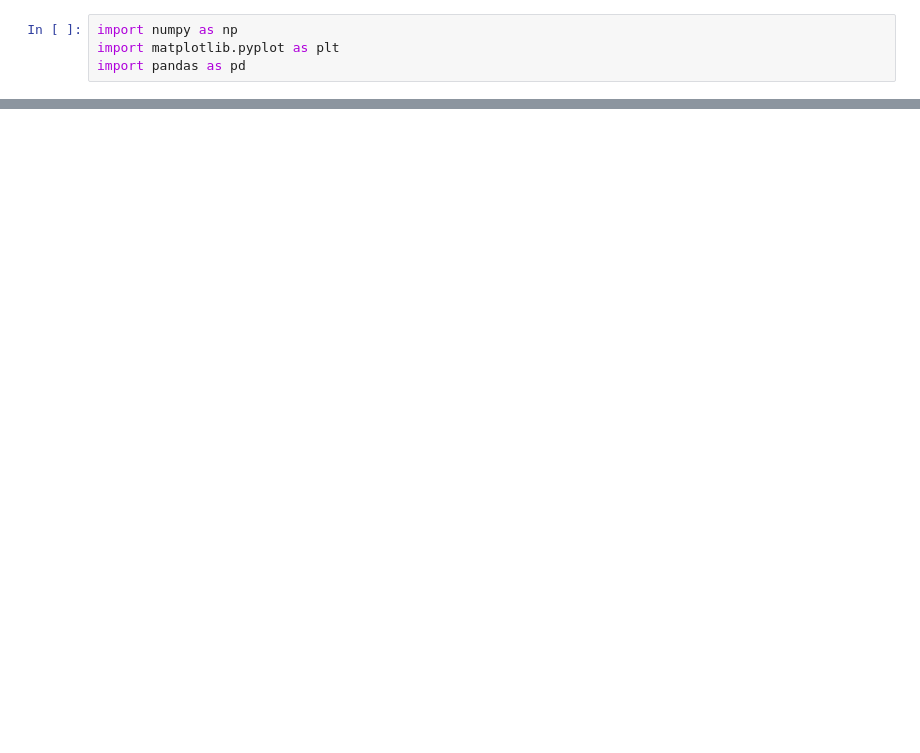
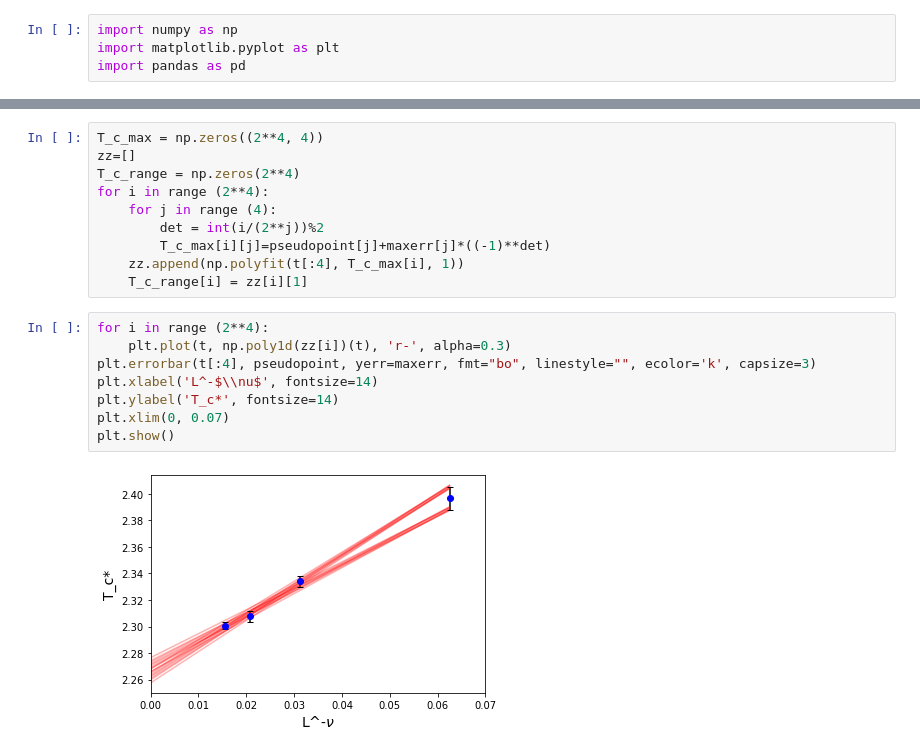
Before and after one commit to aadeliee22/MCMCIsing_SLMC, a Jupyter notebook: python/2nd/plot_cluster.ipynb, the cells around one changed output, grey strips where cells are left out. Cells and saved outputs as stored; diff of their text form; blank space fills up the shorter version.

```diff
--- a/python/2nd/plot_cluster.ipynb
+++ b/python/2nd/plot_cluster.ipynb
@@ -119,0 +120,20 @@ plt.plot(1/64, pseudo64, 'bo')
+# %%
+T_c_max = np.zeros((2**4, 4))
+zz=[]
+T_c_range = np.zeros(2**4)
+for i in range (2**4):
+    for j in range (4):
+        det = int(i/(2**j))%2
+        T_c_max[i][j]=pseudopoint[j]+maxerr[j]*((-1)**det)
+    zz.append(np.polyfit(t[:4], T_c_max[i], 1))
+    T_c_range[i] = zz[i][1]
+# %%
+for i in range (2**4):
+    plt.plot(t, np.poly1d(zz[i])(t), 'r-', alpha=0.3)
+plt.errorbar(t[:4], pseudopoint, yerr=maxerr, fmt="bo", linestyle="", ecolor='k', capsize=3)
+plt.xlabel('L^-$\\nu$', fontsize=14)
+plt.ylabel('T_c*', fontsize=14)
+plt.xlim(0, 0.07)
+plt.show()
+# %% [output]
+[figure, added]
```
Also changed, not shown: parts of 10 cells of this notebook.
